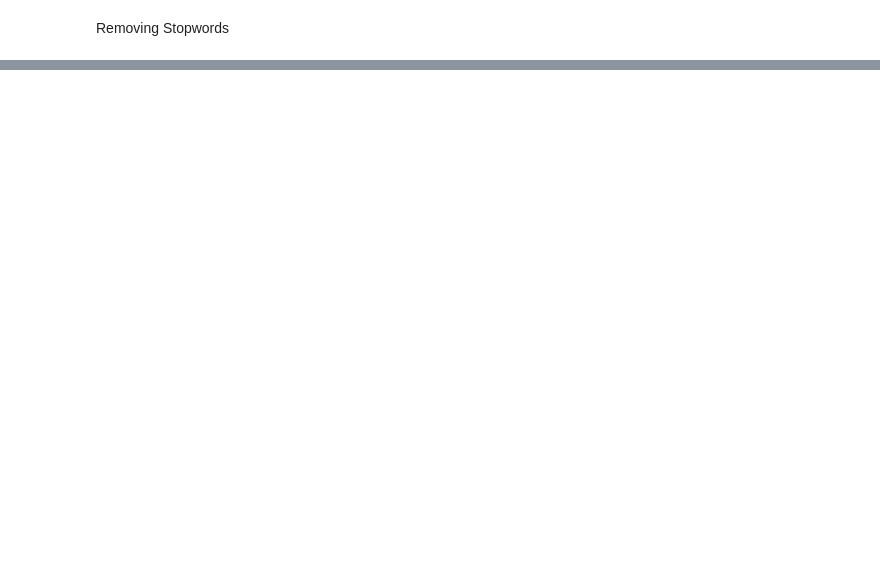
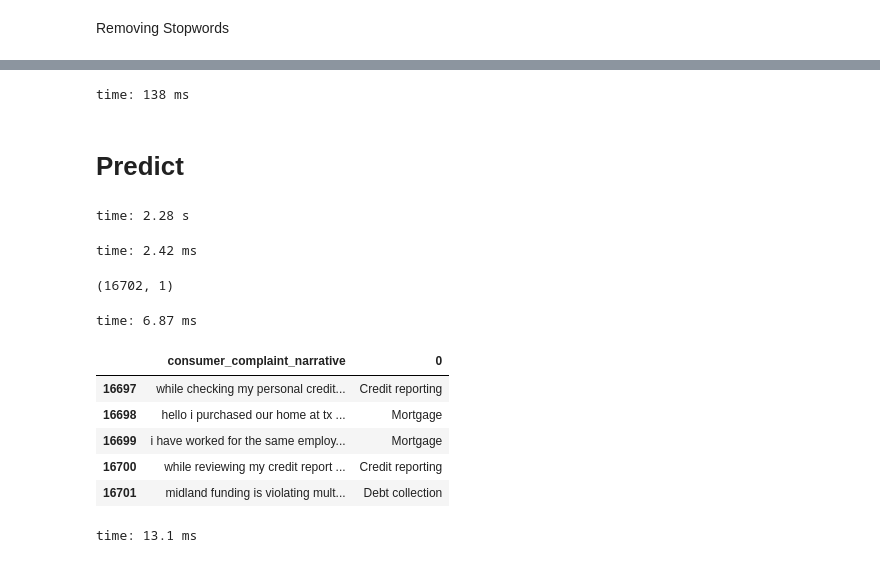
Before and after one commit to richachoudhary/consumer-complaints-classification, a Jupyter notebook: main.ipynb, the cells around one changed output, grey strips where cells are left out. Drawn from its saved outputs; the diff is of its cells as text; code cells hidden in the pictures; blank space fills up the shorter version.

```diff
--- a/main.ipynb
+++ b/main.ipynb
@@ -191,0 +237,39 @@ train_x, valid_x, train_y, valid_y = train_test_split(df1['consumer_complaint_na
+# %%
+from sklearn.naive_bayes import MultinomialNB
+clf = MultinomialNB().fit(X_train_tfidf, train_y)
+# %% [output]
+time: 138 ms
+# %% [markdown]
+# Predict
+# %%
+X_new_counts = count_vect.transform(valid_x)
+X_new_tfidf = tfidf_transformer.transform(X_new_counts)
+
+predicted = clf.predict(X_new_tfidf)
+
+# for doc, category in zip(valid_x, predicted):
+#      print('%r => %s' % (doc, enc.inverse_transform(predicted)))
+# %% [output]
+time: 2.28 s
+# %%
+predicted_cat= pd.DataFrame(enc.inverse_transform(predicted))
+# %% [output]
+time: 2.42 ms
+# %%
+valid_x_df= pd.DataFrame(valid_x)
+valid_x_df.reset_index(inplace= True, drop= True)
+valid_x_df.shape
+# %% [output]
+(16702, 1)
+time: 6.87 ms
+# %%
+pred= pd.concat([valid_x_df, predicted_cat], axis= 1)
+pred.tail(5)
+# %% [output]
+|  | consumer_complaint_narrative | 0 |
+| 16697 | while checking my personal credit... | Credit reporting |
+| 16698 | hello i purchased our home at tx ... | Mortgage |
+| 16699 | i have worked for the same employ... | Mortgage |
+| 16700 | while reviewing my credit report ... | Credit reporting |
+| 16701 | midland funding is violating mult... | Debt collection |
+time: 13.1 ms
```
Also changed, not shown: parts of 50 cells of this notebook.
